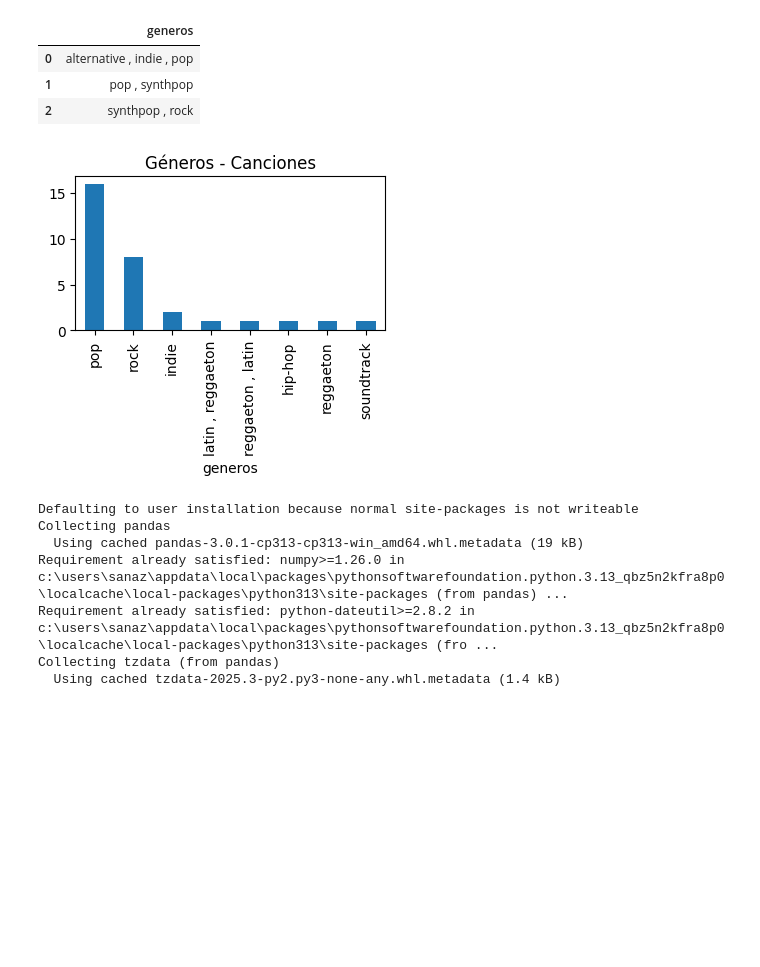
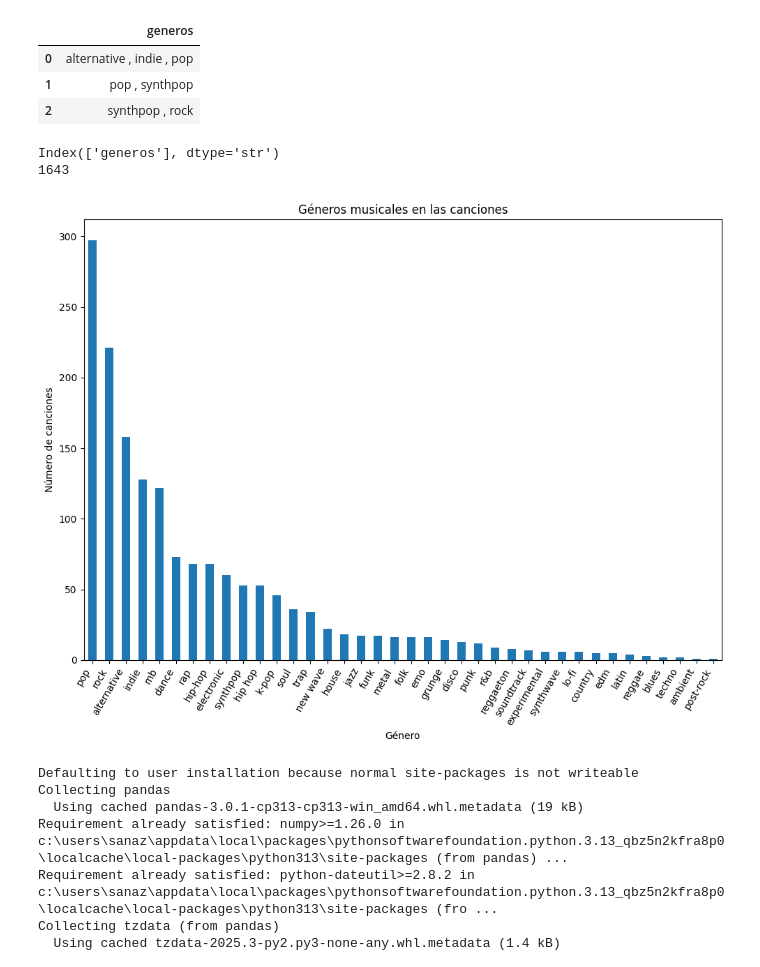
Before and after one commit to Leonidasss07/Bot-Squad, a Jupyter notebook: notebooks/analisis_peliculas.ipynb, the cells around one changed output. Cells and saved outputs as stored; diff of their text form; code cells hidden in the pictures; blank space fills up the shorter version.

Commit message:
generos

```diff
--- a/notebooks/analisis_peliculas.ipynb
+++ b/notebooks/analisis_peliculas.ipynb
@@ -29,39 +29,39 @@ df_series.head(3)
 | 1 | pop , synthpop |
 | 2 | synthpop , rock |
 # %%
-def separar_genero(genero):
-    genero = genero.lower().strip()
-    if 'rock' in genero:
-        return 'rock'
-    if 'pop' in genero:
-        return 'pop'
-    if 'hip' in genero or 'rap' in genero:
-        return 'hip-hop'
-    if 'electronic' in genero or 'house' in genero or 'techno' in genero or 'edm' in genero:
-        return 'electronic'
-    if 'metal' in genero:
-        return 'metal'
-    if 'indie' in genero:
-        return 'indie'
-    if 'alternative' in genero:
-        return 'alternative'
-    if 'r&b' in genero or 'rnb' in genero or 'soul' in genero:
-        return 'r&b'
-    return genero
+import pandas as pd
+import matplotlib.pyplot as plt
 
-generos_series = (df_series["generos"]
-    .str.split(r" \| ")
+df = pd.read_csv("../data/clean/generos_canciones.csv")
+
+print(df.columns)
+print(len(df))
+
+conteo_generos = (
+    df["generos"]
+    .dropna()
+    .astype(str)
+    .str.split(r"\s*,\s*|\s*\|\s*")
     .explode()
     .str.strip()
-    .map(separar_genero)
-    .value_counts())
+)
 
-plt.figure(figsize=(4, 2))
-generos_series.plot(kind="bar")
-plt.title("Géneros - Canciones")
+conteo_generos = conteo_generos[conteo_generos != ""]
+
+conteo_generos = conteo_generos.value_counts()
+
+plt.figure(figsize=(10, 8))
+conteo_generos.plot(kind="bar")
+plt.title("Géneros musicales en las canciones")
+plt.xlabel("Género")
+plt.ylabel("Número de canciones")
+plt.xticks(rotation=60, ha="right")
+plt.tight_layout()
 plt.show()
 # %% [output]
+Index(['generos'], dtype='str')
+1643
-[figure, old version]
+[figure, new version]
 # %%
 !pip install pandas
 # %% [output]
```
Also changed, not shown: 9 other files.
